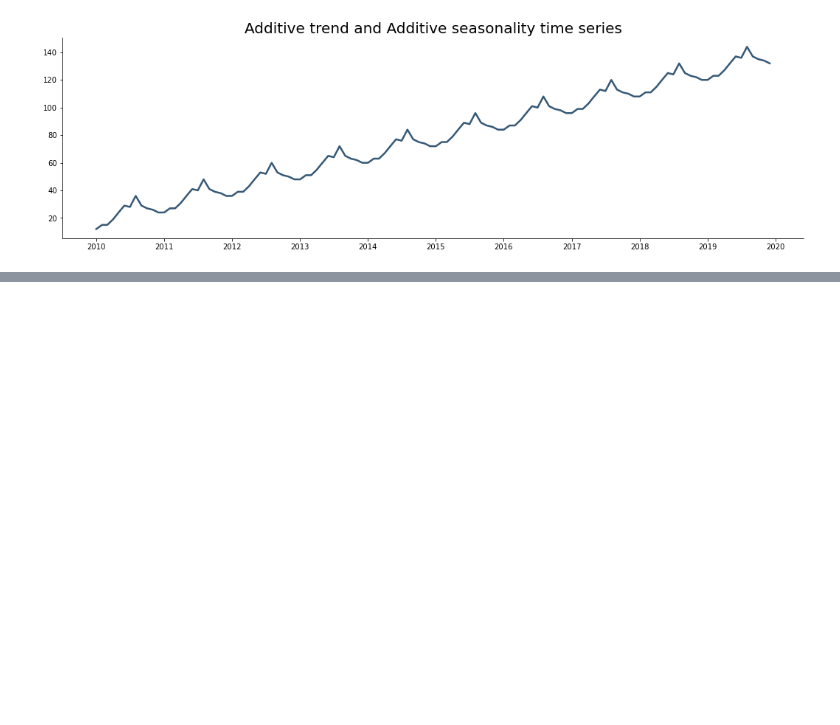
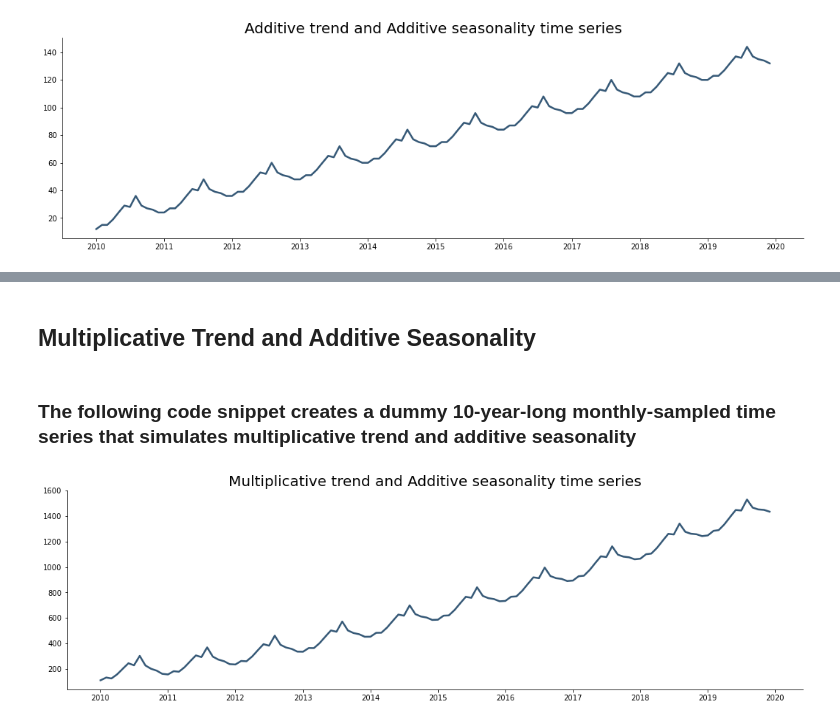
Before and after one commit to n-saurino/Time-Series-Project, a Jupyter notebook: MBB_Time_Series_Project.ipynb, the cells around one changed output, grey strips where cells are left out. Cells and saved outputs as stored; diff of their text form; code cells hidden in the pictures; blank space fills up the shorter version.

```diff
--- a/MBB_Time_Series_Project.ipynb
+++ b/MBB_Time_Series_Project.ipynb
@@ -388,0 +421,31 @@ plt.plot(df_aa);
+# %% [markdown]
+## Multiplicative Trend and Additive Seasonality
+# %% [markdown]
+### The following code snippet creates a dummy 10-year-long monthly-sampled time series that simulates multiplicative trend and additive seasonality
+# %%
+
+# Terms to be added to single season for seasonality effect
+seasonal_adders = [110, 130, 120, 150, 190, 230, 210, 280, 200, 170, 150, 120]
+# Immitate 10 years of data
+x_range = np.arange(1, 121)
+# Raise to the 1.5 power to get upwards "curved" trend
+x_range = np.array([x**1.5 for x in xs])
+
+time_series = []
+# Split to 10 chunks - 1 year each
+for chunk in np.split(x_range, 10):
+    for i, val in enumerate(chunk):
+        # Add value to seasonal scalar
+        time_series.append(val + seasonal_adders[i])
+
+# Convert to DataFrame
+df_ma = pd.DataFrame(
+    data={'y': time_series},
+    index=pd.date_range(start='2010-01-01', freq='MS', periods=120)
+)
+
+# Plot
+plt.title('Multiplicative trend and Additive seasonality time series', size=20)
+plt.plot(df_ma);
+# %% [output]
+[figure, added]
```
Also changed, not shown: parts of 10 cells of this notebook.
